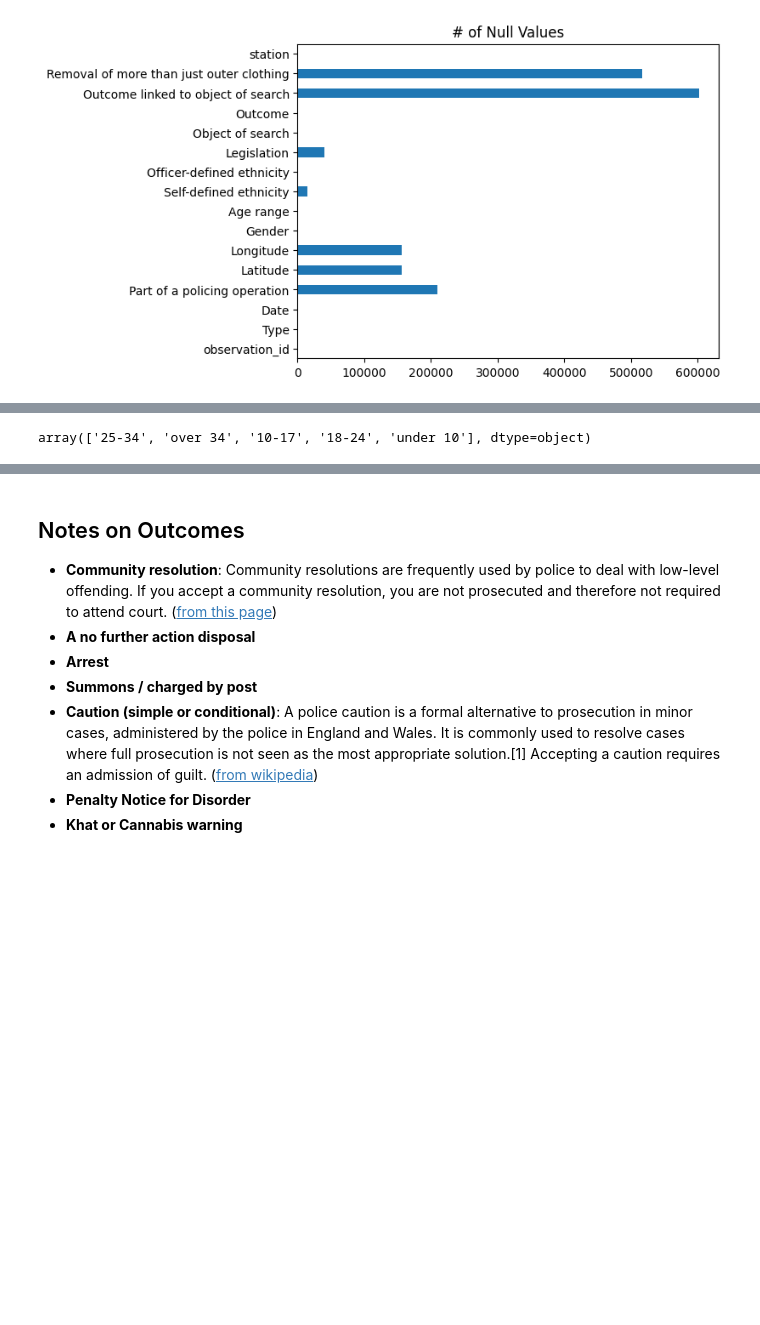
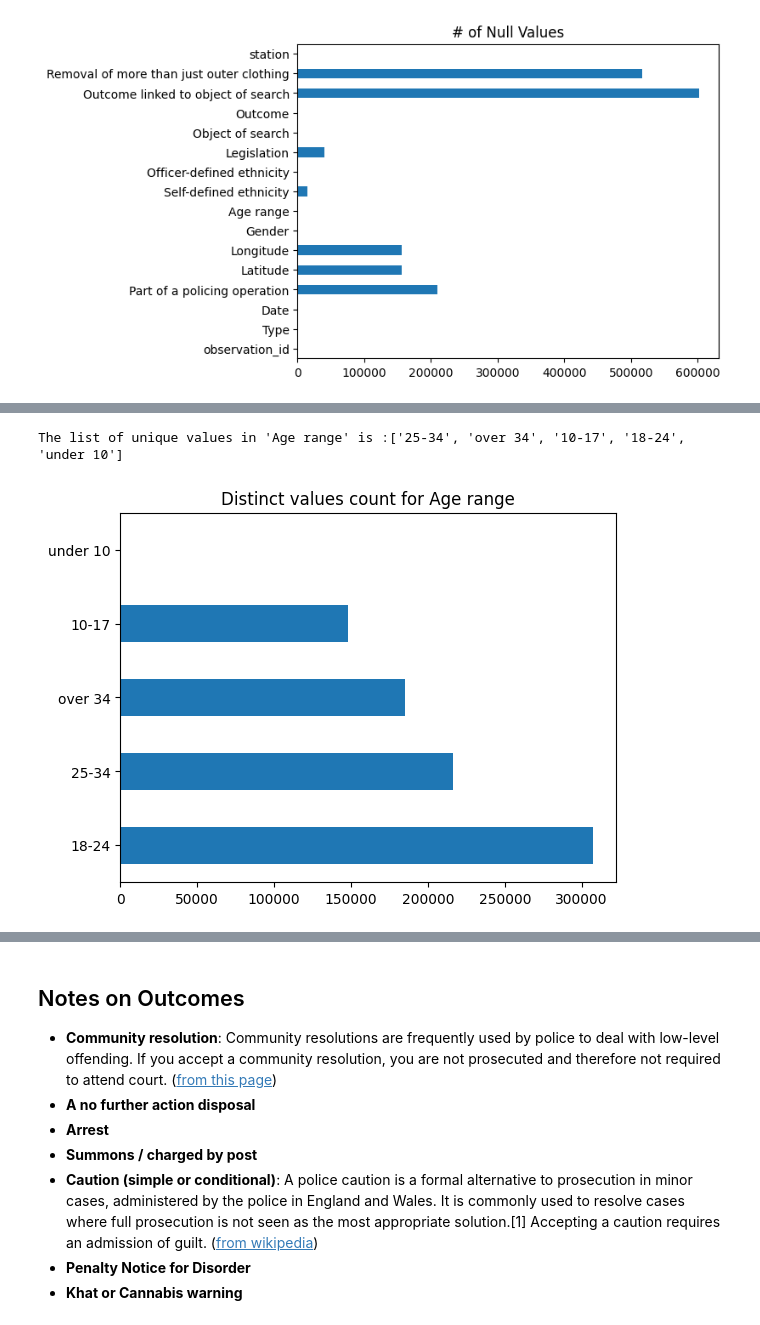
Before and after one commit to joaobssa/ldsa_capstone, a Jupyter notebook: 1 EDA.ipynb, the cells around one changed output, grey strips where cells are left out. Cells and saved outputs as stored; diff of their text form; code cells hidden in the pictures; blank space fills up the shorter version.

```diff
--- a/1 EDA.ipynb
+++ b/1 EDA.ipynb
@@ -57,5 +64,6 @@ array(['Male', 'Female', 'Other'], dtype=object)
 # %%
-df_["Age range"].unique()
+show_unique_value_graph(df_, "Age range")
 # %% [output]
-array(['25-34', 'over 34', '10-17', '18-24', 'under 10'], dtype=object)
+The list of unique values in 'Age range' is :['25-34', 'over 34', '10-17', '18-24', 'under 10']
+[figure, added]
 # %%
```
Also changed, not shown: parts of 18 cells of this notebook, 1 other file.
